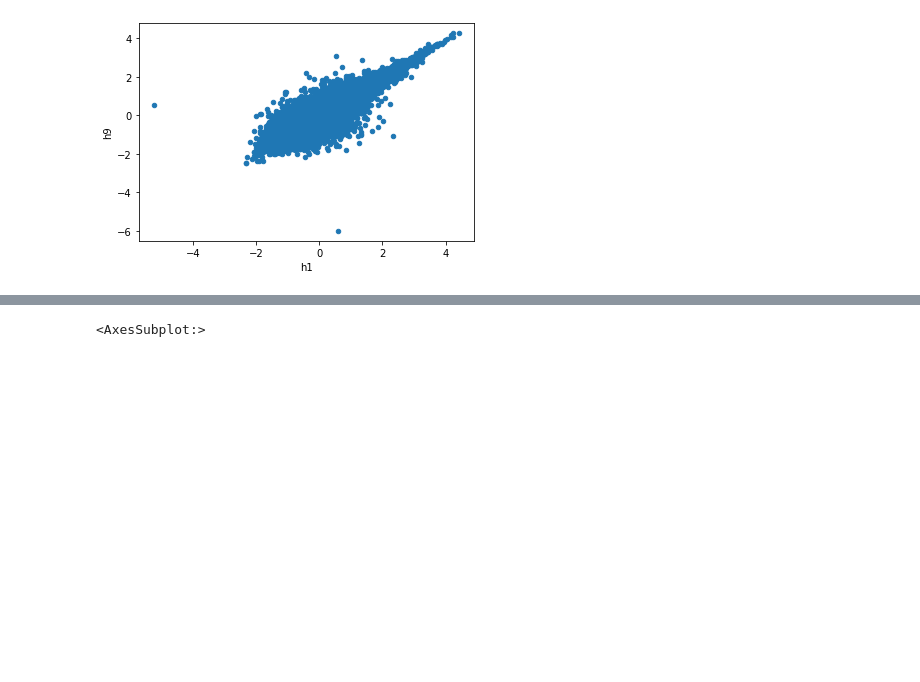
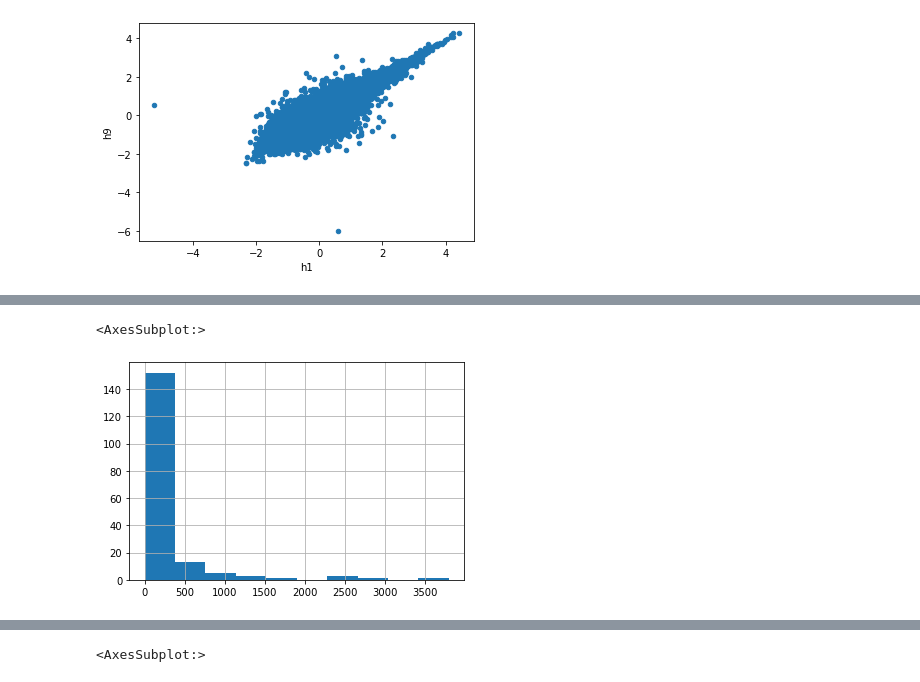
Before and after one commit to moqri/aging_2021, a Jupyter notebook: rna.ipynb, the cells around one changed output, grey strips where cells are left out. Cells and saved outputs as stored; diff of their text form; code cells hidden in the pictures; blank space fills up the shorter version.

```diff
--- a/rna.ipynb
+++ b/rna.ipynb
@@ -142,0 +143,2 @@ fib=df.drop('age')
+# %%
+corn=cor.drop('age').sort_values().dropna().head(200)
@@ -142,0 +176,5 @@ fib=df.drop('age')
+# %%
+h.loc[h.index.intersection(corn.index)].median(1).hist()
+# %% [output]
+<AxesSubplot:>
+[figure, added]
```
Also changed, not shown: parts of 62 cells of this notebook, 2 other files.
